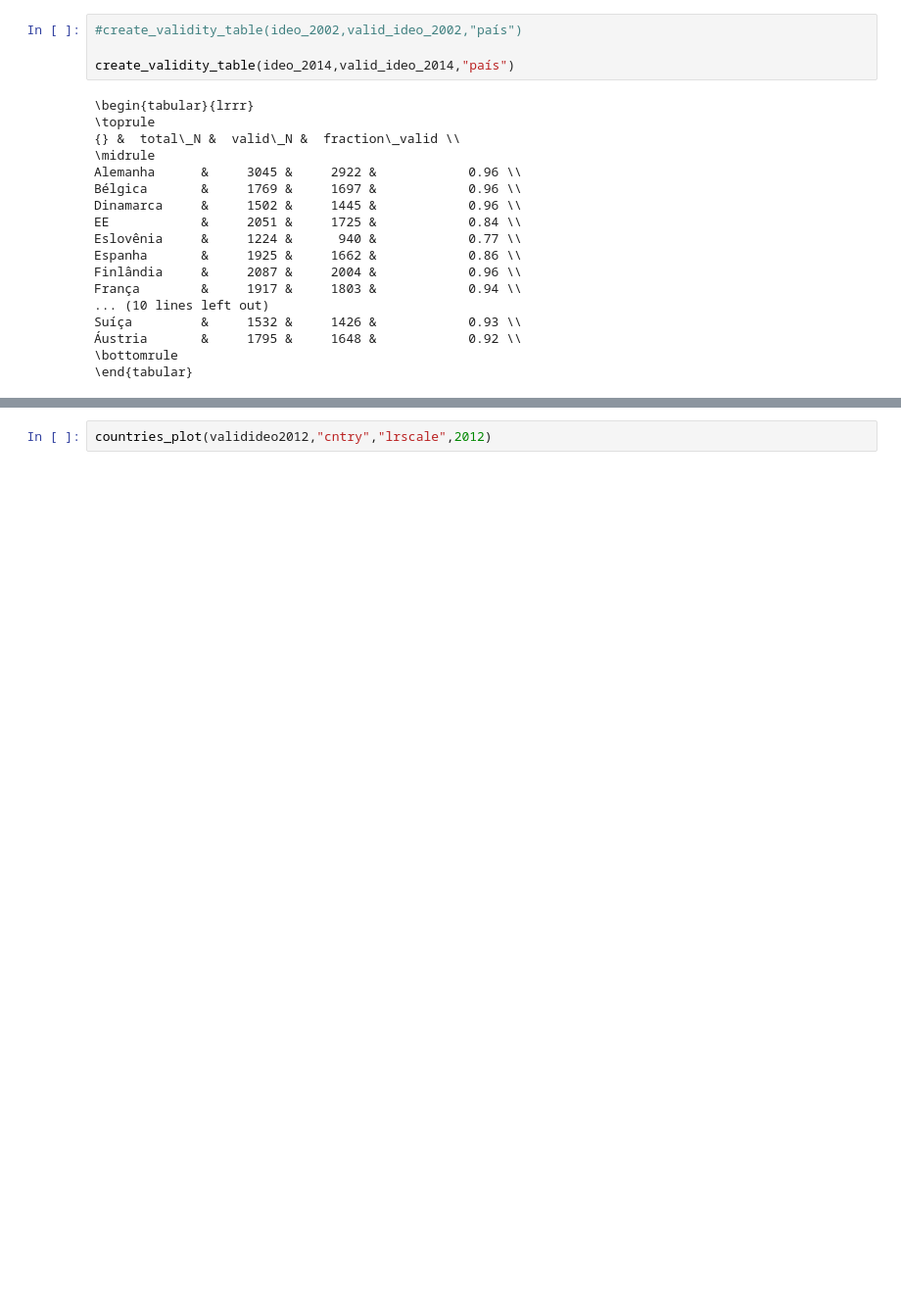
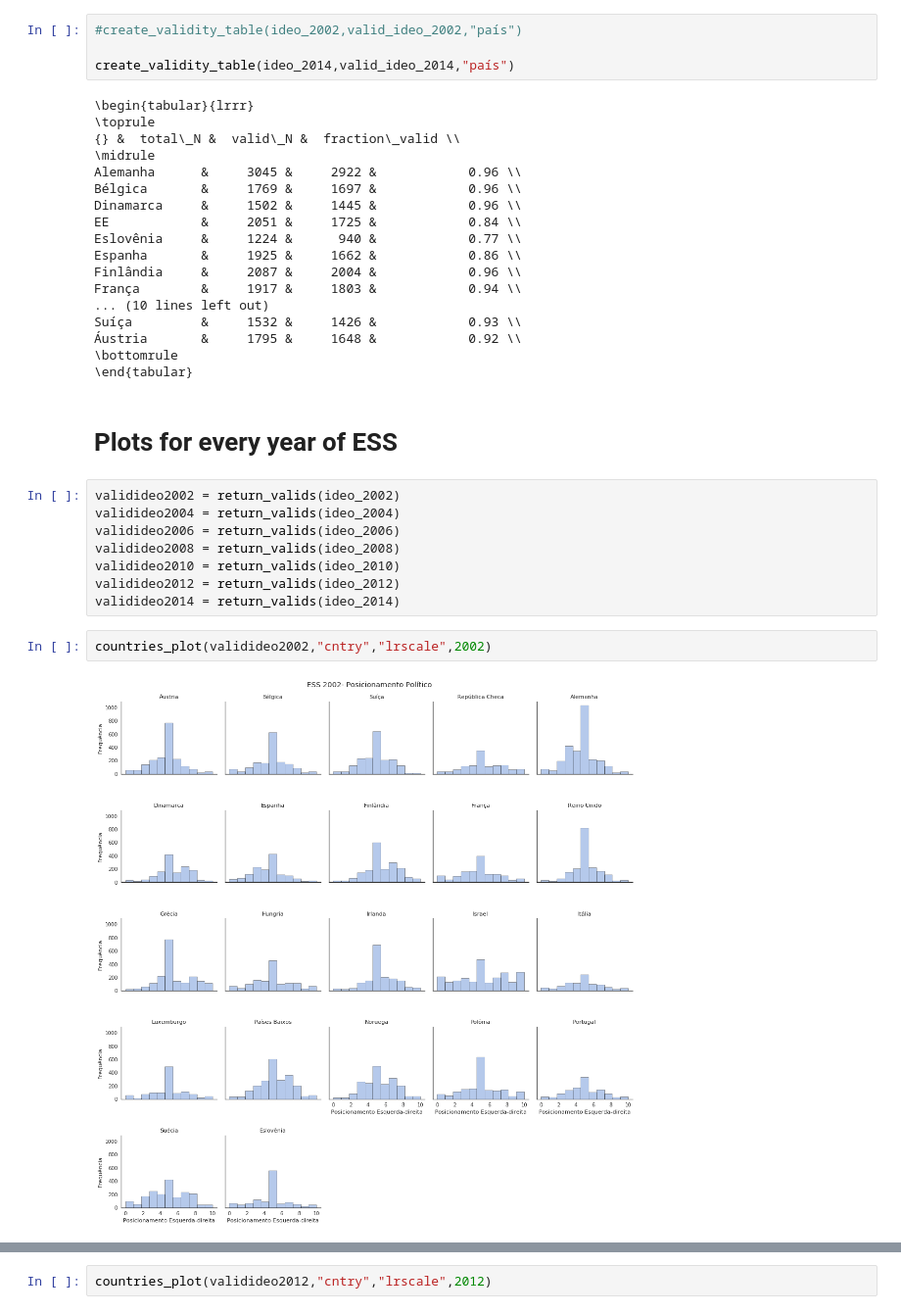
Before and after one commit to marcelovmaciel/Projeto, a Jupyter notebook: data-analysis/02-loadall_ess.ipynb, the cells around one changed output, grey strips where cells are left out. Shown at 98% size. Saved outputs shown, nothing was run; the diff lists cells and outputs as text; blank space fills up the shorter version.

Commit message:
all ess plots

```diff
--- a/data-analysis/02-loadall_ess.ipynb
+++ b/data-analysis/02-loadall_ess.ipynb
@@ -265,3 +267,17 @@ Suíça         &     1532 &     1426 &            0.93 \\
 Áustria       &     1795 &     1648 &            0.92 \\
 \bottomrule
 \end{tabular}
+# %% [markdown]
+# Plots for every year of ESS
+# %%
+validideo2002 = return_valids(ideo_2002)
+validideo2004 = return_valids(ideo_2004)
+validideo2006 = return_valids(ideo_2006)
+validideo2008 = return_valids(ideo_2008)
+validideo2010 = return_valids(ideo_2010)
+validideo2012 = return_valids(ideo_2012)
+validideo2014 = return_valids(ideo_2014)
+# %%
+countries_plot(validideo2002,"cntry","lrscale",2002)
+# %% [output]
+[figure, added]
```
Also changed, not shown: parts of 6 cells of this notebook.
